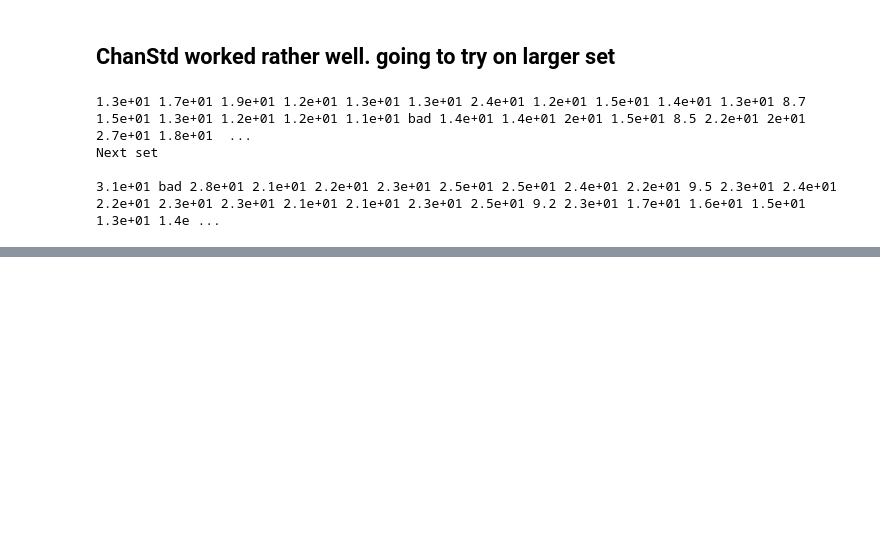
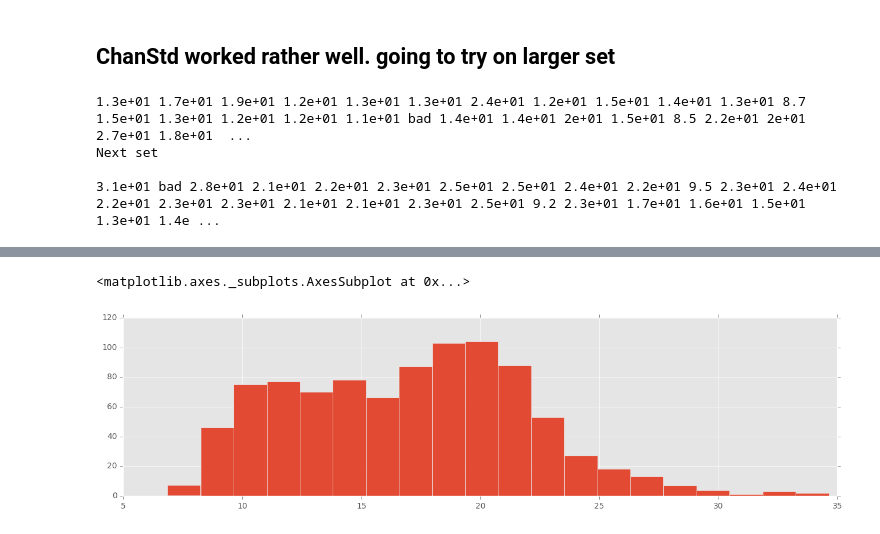
Before and after one commit to xkortex/eeg_seizure_prediction, a Jupyter notebook: naive_vector01.ipynb, the cells around one changed output, grey strips where cells are left out. Saved outputs shown, nothing was run; the diff lists cells and outputs as text; code cells hidden in the pictures; blank space fills up the shorter version.

```diff
--- a/naive_vector01.ipynb
+++ b/naive_vector01.ipynb
@@ -296,8 +296,11 @@ Ok, well that's something
 ## Applying to train set 3
 # %%
 basepath = '/media/mike/Elements/data/kaggle/melbourne/train_3/'
+basepathT = '/media/mike/Elements/data/kaggle/melbourne/test_3/'
+
 sources1 = glob.glob(basepath + '*_1.mat')
 sources0 = glob.glob(basepath + '*_0.mat')
+sourcesT = glob.glob(basepath + '*.mat')
 # %%
 vc_thresh = .95
 h1 = []
@@ -442,0 +482,5 @@ Next set
+# %%
+pd.Series(hT[:,0]).hist(bins=20)
+# %% [output]
+<matplotlib.axes._subplots.AxesSubplot at 0x...>
+[figure, added]
```
Also changed, not shown: parts of 5 cells of this notebook, 6 other files.
